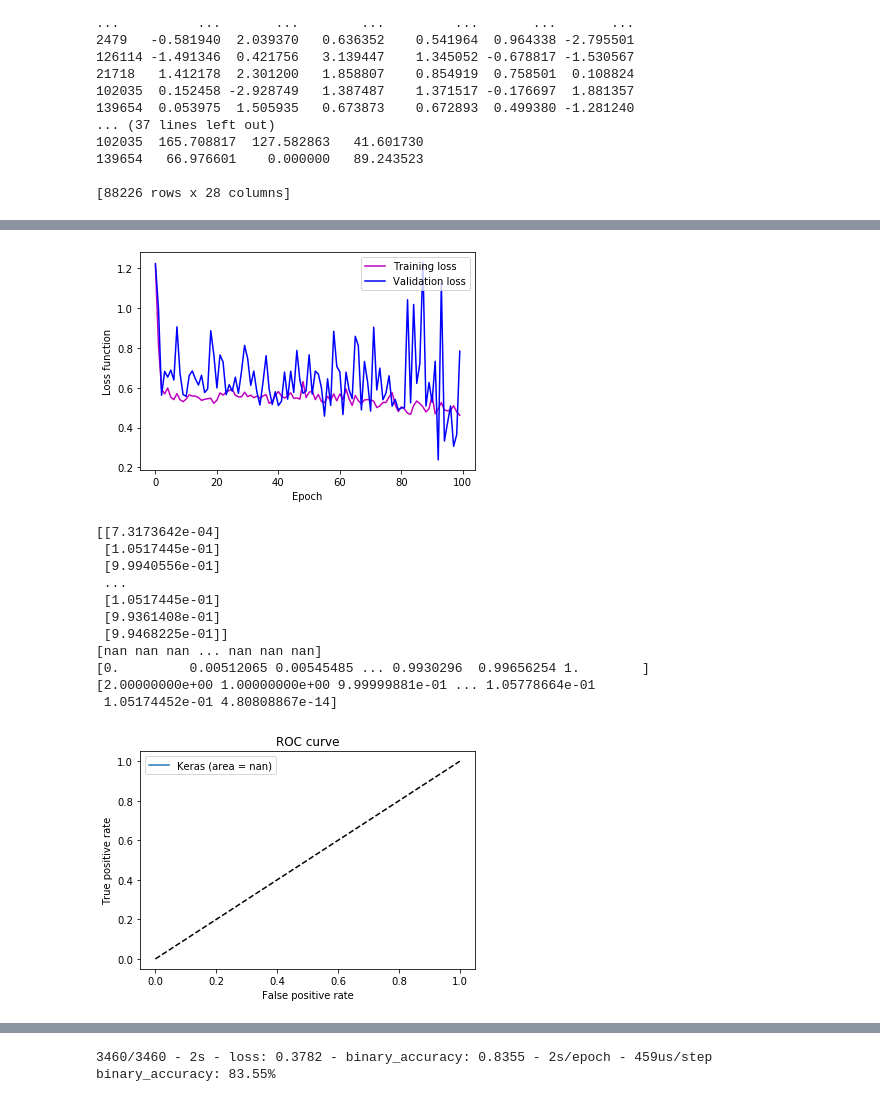
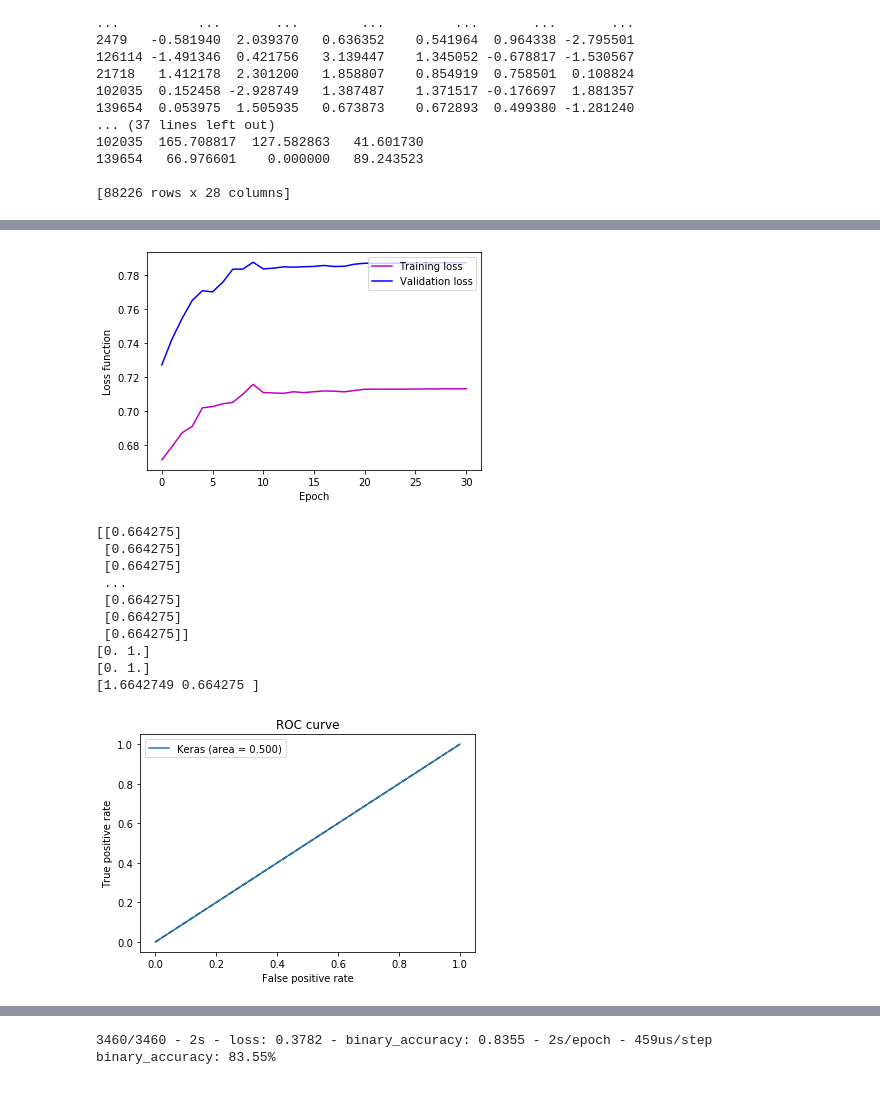
Before and after one commit to suatdonertas/DNN_HHWWGG, a Jupyter notebook: DNN.ipynb, the cells around one changed output, grey strips where cells are left out. Drawn from its saved outputs; the diff is of its cells as text; code cells hidden in the pictures.

```diff
--- a/DNN.ipynb
+++ b/DNN.ipynb
@@ -8,2 +12,19 @@ from tensorflow.keras import layers
+# %%
+early_stopping = EarlyStopping(monitor = 'val_loss',
+                               min_delta = 0,
+                               patience = 30,
+                               verbose=2,
+                               mode='min')
+# Stop the learning when val_loss stops increasing
+# https://keras.io/api/callbacks/early_stopping/
+
+reduce_plateau = ReduceLROnPlateau(monitor = 'val_loss',
+                                   factor = 0.1,
+                                   min_delta = 0,
+                                   patience = 10,
+                                   verbose=2,
+                                   mode='min')
+# reduce LR if not improvement for some time
+# https://keras.io/api/callbacks/reduce_lr_on_plateau/
 # %%
-skim = pd.read_parquet("Skim_neweta.parquet")
+df = pd.read_parquet("Skim_neweta.parquet")
@@ -251,11 +259,12 @@ history = model.fit(
     X_train,
     y_train,
     batch_size=128,
-    epochs=100,
+    epochs=1000,
     sample_weight=w_train,
     # We pass some validation for
     # monitoring validation loss and metrics
     # at the end of each epoch
     validation_data=(X_val, y_val,w_val),
+    callbacks = [early_stopping,reduce_plateau],
 )
 # %% [output]
@@ -286,44 +295,43 @@ plt.legend(loc='upper right')
 plt.savefig('training_validation.pdf')
 plt.show()
 # %% [output]
-[figure, old version]
+[figure, new version]
 # %%
 prediction = model.predict(X_test)
 from sklearn.metrics import roc_curve
 #y_pred_keras = keras_model.predict(X_test).ravel()
-idx = y_test > 0
-fpr_keras, tpr_keras, thresholds_keras = roc_curve(y_test[idx], prediction[idx],sample_weight=w_test[idx])
+#idx = y_test > 0
+fpr_keras, tpr_keras, thresholds_keras = roc_curve(y_test, prediction,sample_weight=w_test)
 
 from sklearn.metrics import auc
 auc_keras = auc(fpr_keras, tpr_keras)
 
 print(prediction)
 print(fpr_keras)
 print(tpr_keras)
 print(thresholds_keras)
 plt.figure(1)
 plt.plot([0, 1], [0, 1], 'k--')
 plt.plot(fpr_keras, tpr_keras, label='Keras (area = {:.3f})'.format(auc_keras))
 #plt.plot(fpr_rf, tpr_rf, label='XGBoost (area = {:.3f})'.format(auc_rf))
 plt.xlabel('False positive rate')
 plt.ylabel('True positive rate')
 plt.title('ROC curve')
 plt.legend(loc='best')
 plt.savefig("ROC_curve.pdf")
 plt.show()
 # %% [output]
-[[7.3173642e-04]
- [1.0517445e-01]
- [9.9940556e-01]
+[[0.664275]
+ [0.664275]
+ [0.664275]
  ...
- [1.0517445e-01]
- [9.9361408e-01]
- [9.9468225e-01]]
-[nan nan nan ... nan nan nan]
-[0.         0.00512065 0.00545485 ... 0.9930296  0.99656254 1.        ]
-[2.00000000e+00 1.00000000e+00 9.99999881e-01 ... 1.05778664e-01
- 1.05174452e-01 4.80808867e-14]
+ [0.664275]
+ [0.664275]
+ [0.664275]]
+[0. 1.]
+[0. 1.]
+[1.6642749 0.664275 ]
-[figure, old version]
+[figure, new version]
 # %%
 plt.hist(prediction[y_test==0],histtype=("step"));
 plt.hist(prediction[y_test==1],histtype=("step"));
```
Also changed, not shown: parts of 12 cells of this notebook.
